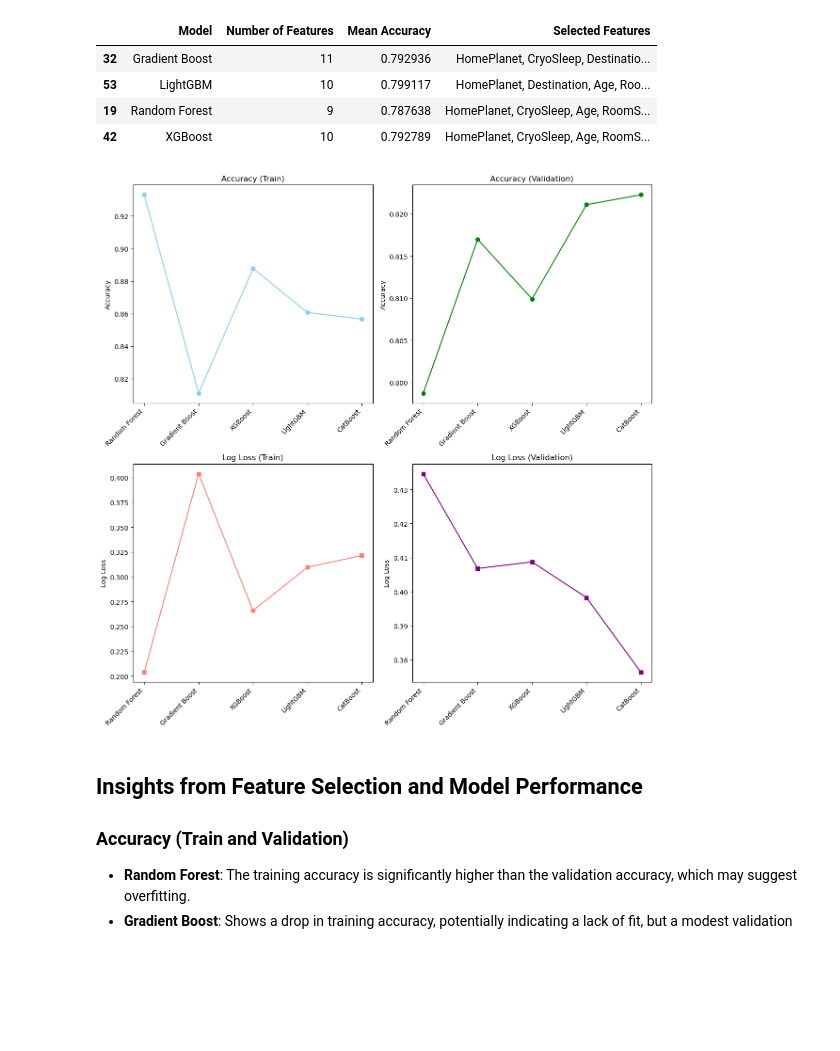
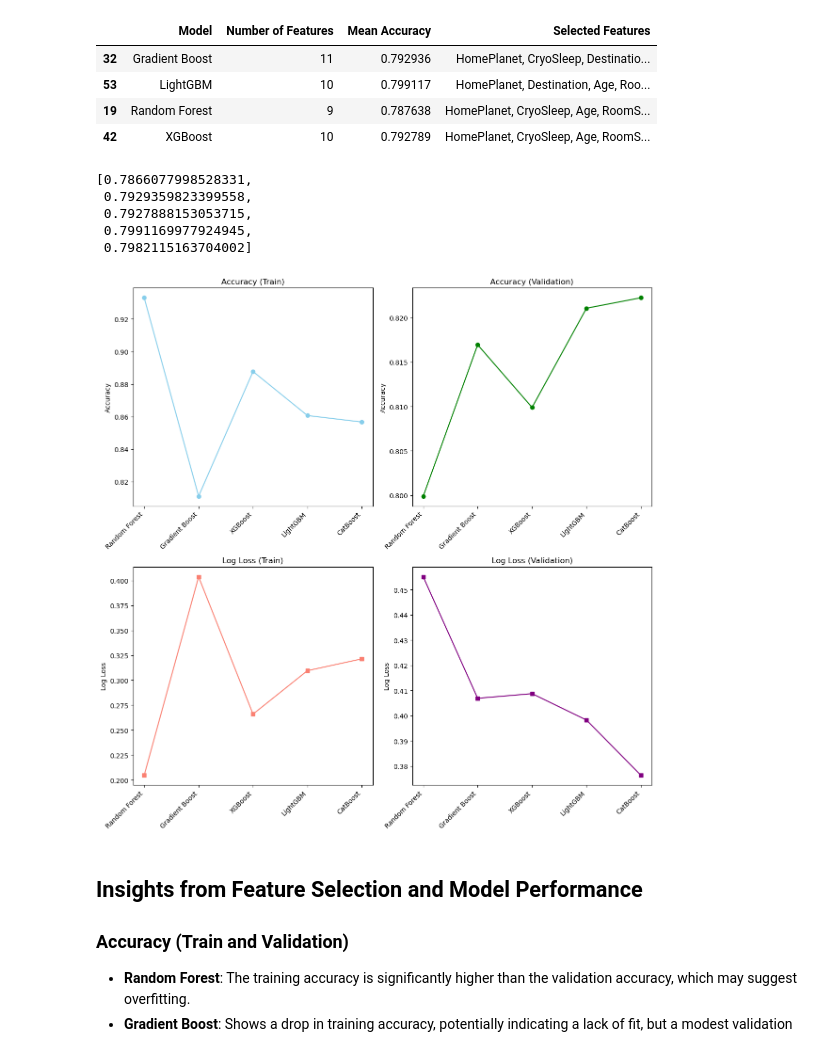
Before and after one commit to Greywolfie01/ML-Project, a Jupyter notebook: Decision_trees.ipynb, the cells around one changed output. Saved outputs shown, nothing was run; the diff lists cells and outputs as text; code cells hidden in the pictures; blank space fills up the shorter version.

```diff
--- a/Decision_trees.ipynb
+++ b/Decision_trees.ipynb
@@ -451,6 +451,8 @@ highest_accuracy_rows.head()
 | 19 | Random Forest | 9 | 0.787638 | HomePlanet, CryoSleep, Age, RoomS... |
 | 42 | XGBoost | 10 | 0.792789 | HomePlanet, CryoSleep, Age, RoomS... |
 # %%
+from catboost import Pool
+
 # Initialize an empty dictionary to store split datasets for each model
 model_datasets = {}
 
@@ -483,7 +485,8 @@ metrics = {
     "Accuracy (Train)": [],
     "Accuracy (Validation)": [],
     "Log Loss (Train)": [],
-    "Log Loss (Validation)": []
+    "Log Loss (Validation)": [],
+    'Accuracy (CV)' : []
 }
 
 # Add CatBoost to the dictionary with the full dataset
@@ -497,6 +500,12 @@ model_datasets["CatBoost"] = (X_train_full, X_val_full, y_train_full, y_val_full
 for name, model in models.items():
     # Retrieve the datasets for the current model
     X_train, X_val, y_train, y_val = model_datasets[name]
+
+    if name not in ['CatBoost']:
+        # Perform cross-validation and calculate the mean accuracy
+        cv_accuracies = cross_val_score(model, X_train, y_train, cv=5, scoring='accuracy')
+        cv_mean_accuracy = cv_accuracies.mean()
+        metrics['Accuracy (CV)'].append(cv_mean_accuracy)
 
     model.fit(X_train, y_train)
     y_train_pred = model.predict(X_train)
@@ -524,6 +533,32 @@ cb_y_train_pred = cb_model.predict(X_train_full)
 cb_y_val_pred = cb_model.predict(X_val_full)
 cb_y_train_proba = cb_model.predict_proba(X_train_full)
 cb_y_val_proba = cb_model.predict_proba(X_val_full)
+
+# Define numerical and categorical columns, excluding 'VIP'
+numerical_cols = ['Age', 'RoomService', 'FoodCourt', 'ShoppingMall', 'Spa', 'VRDeck']
+categorical_cols = ['HomePlanet', 'CryoSleep', 'Destination']
+
+# Combine the numerical and categorical columns for training
+all_features = numerical_cols + categorical_cols
+
+# Extract the features and target variable for cross-validation
+X_cv = decision_tree_df[all_features]
+y_cv = decision_tree_df['Transported'].astype(int)  # Ensure that target is integer encoded
+
+# Initialize CatBoost with the appropriate parameters, including the categorical features
+cb_model = CatBoostClassifier(
+    silent=True,
+    cat_features=categorical_cols  # Specify which features are categorical
+)
+
+# Perform cross-validation using CatBoost's Pool to handle categorical features
+cv_accuracies = cross_val_score(cb_model, X_cv, y_cv, cv=5, scoring='accuracy')
+cv_mean_accuracy = np.mean(cv_accuracies)
+
+# Store the cross-validation accuracy
+metrics['Accuracy (CV)'].append(cv_mean_accuracy)
+
+display(metrics['Accuracy (CV)'])
 
 # Convert predictions from strings to booleans if necessary
 cb_y_train_pred = [True if pred == 'True' else False for pred in cb_y_train_pred]
@@ -539,31 +574,36 @@ model_indices = range(len(metrics["Model"]))
 axs[0, 0].plot(model_indices, metrics["Accuracy (Train)"], marker='o', linestyle='-', color='skyblue')
 axs[0, 0].set_title('Accuracy (Train)')
 axs[0, 0].set_xticks(model_indices)
 axs[0, 0].set_xticklabels(metrics["Model"], rotation=45, ha='right')
 axs[0, 0].set_ylabel('Accuracy')
 
 # Line plot for Accuracy (Validation)
 axs[0, 1].plot(model_indices, metrics["Accuracy (Validation)"], marker='o', linestyle='-', color='green')
 axs[0, 1].set_title('Accuracy (Validation)')
 axs[0, 1].set_xticks(model_indices)
 axs[0, 1].set_xticklabels(metrics["Model"], rotation=45, ha='right')
 axs[0, 1].set_ylabel('Accuracy')
 
 # Line plot for Log Loss (Train)
 axs[1, 0].plot(model_indices, metrics["Log Loss (Train)"], marker='s', linestyle='-', color='salmon')
 axs[1, 0].set_title('Log Loss (Train)')
 axs[1, 0].set_xticks(model_indices)
 axs[1, 0].set_xticklabels(metrics["Model"], rotation=45, ha='right')
 axs[1, 0].set_ylabel('Log Loss')
 
 # Line plot for Log Loss (Validation)
 axs[1, 1].plot(model_indices, metrics["Log Loss (Validation)"], marker='s', linestyle='-', color='purple')
 axs[1, 1].set_title('Log Loss (Validation)')
 axs[1, 1].set_xticks(model_indices)
 axs[1, 1].set_xticklabels(metrics["Model"], rotation=45, ha='right')
 axs[1, 1].set_ylabel('Log Loss')
 
 plt.tight_layout()
 plt.show()
 # %% [output]
+[0.7866077998528331,
+ 0.7929359823399558,
+ 0.7927888153053715,
+ 0.7991169977924945,
+ 0.7982115163704002]
-[figure, old version]
+[figure, new version]
```
Also changed, not shown: parts of 7 cells of this notebook.
